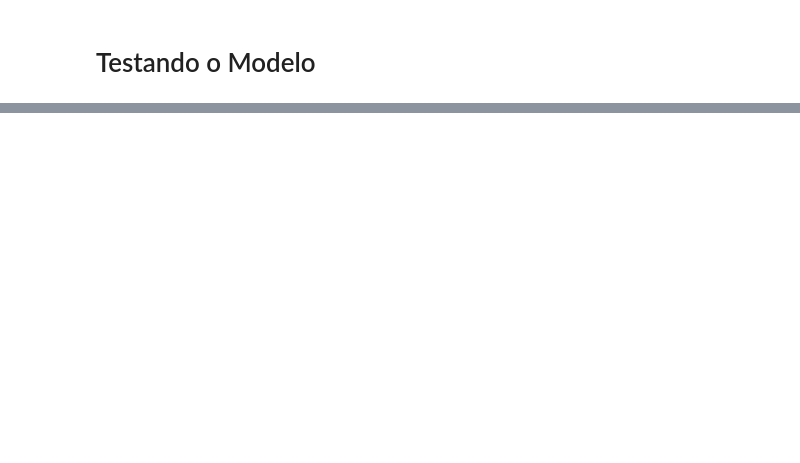
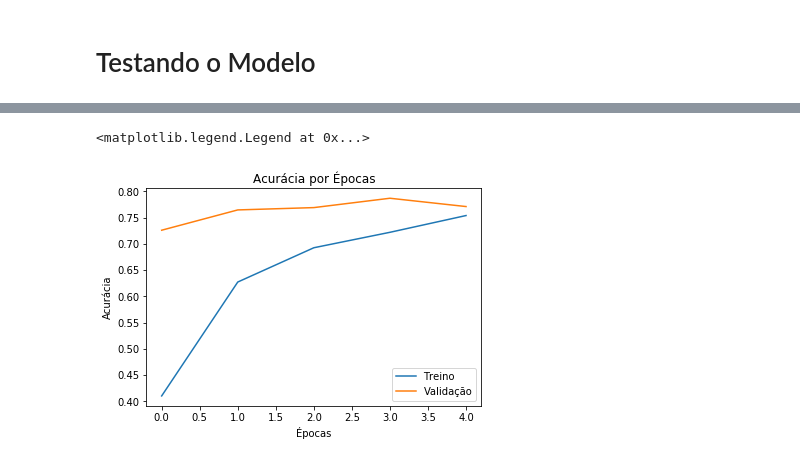
Before and after one commit to paulovbpo/deep_learning_keras, a Jupyter notebook: Deep_Learning_Keras_Classificação_Roupas.ipynb, the cells around one changed output, grey strips where cells are left out. Saved outputs shown, nothing was run; the diff lists cells and outputs as text; code cells hidden in the pictures; blank space fills up the shorter version.

```diff
--- a/Deep_Learning_Keras_Classificação_Roupas.ipynb
+++ b/Deep_Learning_Keras_Classificação_Roupas.ipynb
@@ -113,0 +314,3 @@ modelo.evaluate(x_teste,y_teste)
+# %%
+pesos_camada_dense_aleatorios = np.random.rand(784, 256)
+pesos_camada_dense_aleatorios
@@ -113,0 +331,4 @@ modelo.evaluate(x_teste,y_teste)
+# %%
+modelo.layers[1].set_weights([pesos_camada_dense_aleatorios, vieses_camada_dense])
+
+modelo.layers[1].get_weights()
@@ -113,0 +369,10 @@ modelo.evaluate(x_teste,y_teste)
+# %%
+plt.plot(historico.history['acc'])
+plt.plot(historico.history['val_acc'])
+plt.title('Acurácia por Épocas')
+plt.xlabel('Épocas')
+plt.ylabel('Acurácia')
+plt.legend(['Treino','Validação'])
+# %% [output]
+<matplotlib.legend.Legend at 0x...>
+[figure, added]
```
Also changed, not shown: parts of 31 cells of this notebook.
